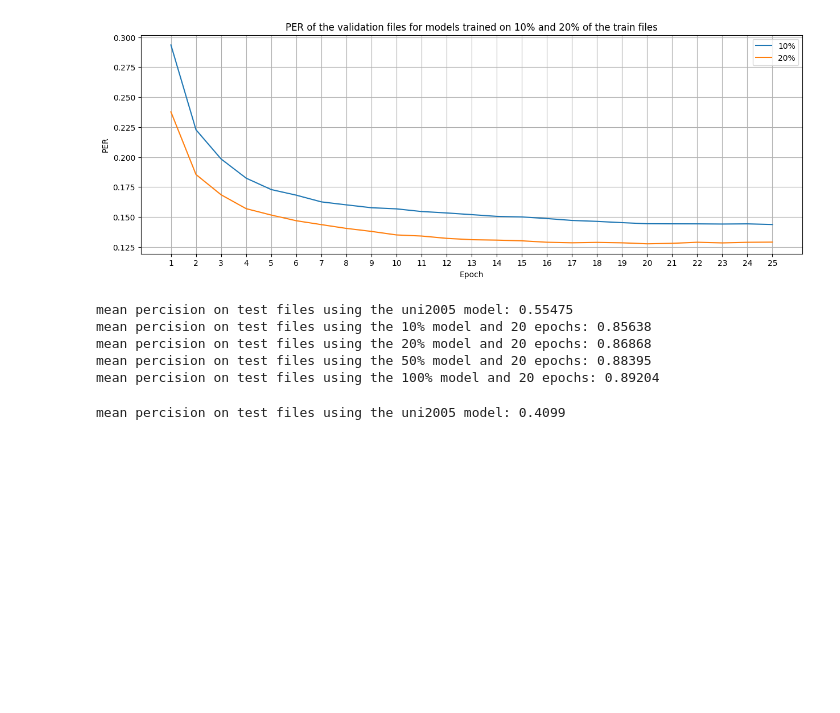
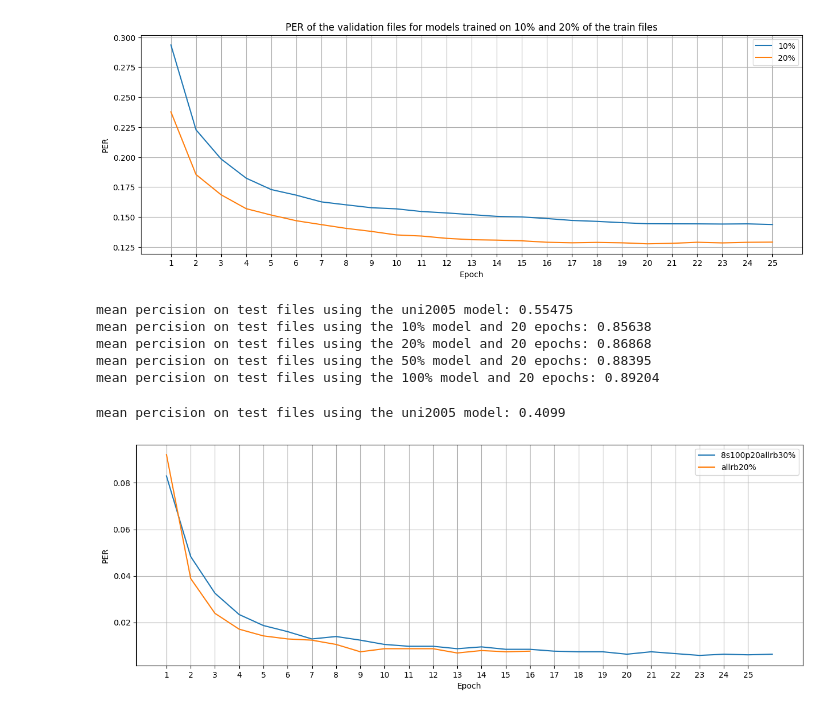
Before and after one commit to DorreenRostami/Bachelors-Project-Allosaurus, a Jupyter notebook: PER-epoch.ipynb, the cells around one changed output. Cells and saved outputs as stored; diff of their text form; code cells hidden in the pictures; blank space fills up the shorter version.

Commit message:
added allrb charts + some small changes

```diff
--- a/PER-epoch.ipynb
+++ b/PER-epoch.ipynb
@@ -85,3 +85,19 @@ mean_perc = statistics.fmean(percs)
 print("mean percision on test files using the uni2005 model:",round(mean_perc, 5))
 # %% [output]
 mean percision on test files using the uni2005 model: 0.4099
+# %%
+#values printed by allosaurus when fine-tuning as the PER of the validation set.
+val10 = [0.08296,0.04831,0.03255,0.02337,0.01864,0.01601,0.01286,0.01391,0.01234,0.01050,0.00971,0.00971,0.00866,0.00945,0.00840,0.00840,0.00761,0.00735,0.00735,0.00630,0.00735,0.00656,0.00578,0.00630,0.00604,0.00630]
+val20=[0.09215,0.03886,0.02389,0.01706,0.01418,0.01286,0.01234,0.01050,0.00735,0.00866,0.00866,0.00866,0.00683,0.00788,0.00735,0.00761]
+
+plt.rcParams["figure.figsize"] = (15,5)
+plt.plot(range(1,27),val10,label="8s100p20allrb30%")
+plt.plot(range(1,17),val20,label="allrb20%")
+plt.legend()
+plt.xticks(range(epochs[0] , epochs[len(epochs)-1]+1), range(epochs[0] , epochs[len(epochs)-1]+1))
+plt.xlabel('Epoch')
+plt.ylabel('PER')
+plt.grid()
+plt.show()
+# %% [output]
+[figure, added]
```
Also changed, not shown: 2 other files.
